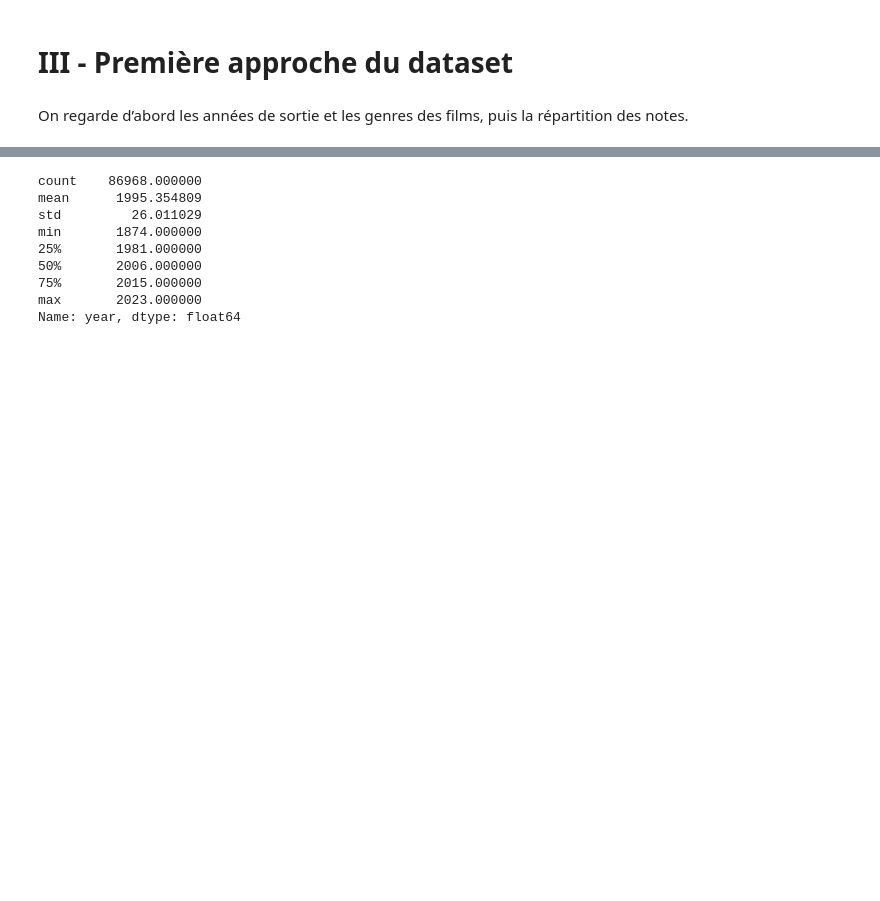
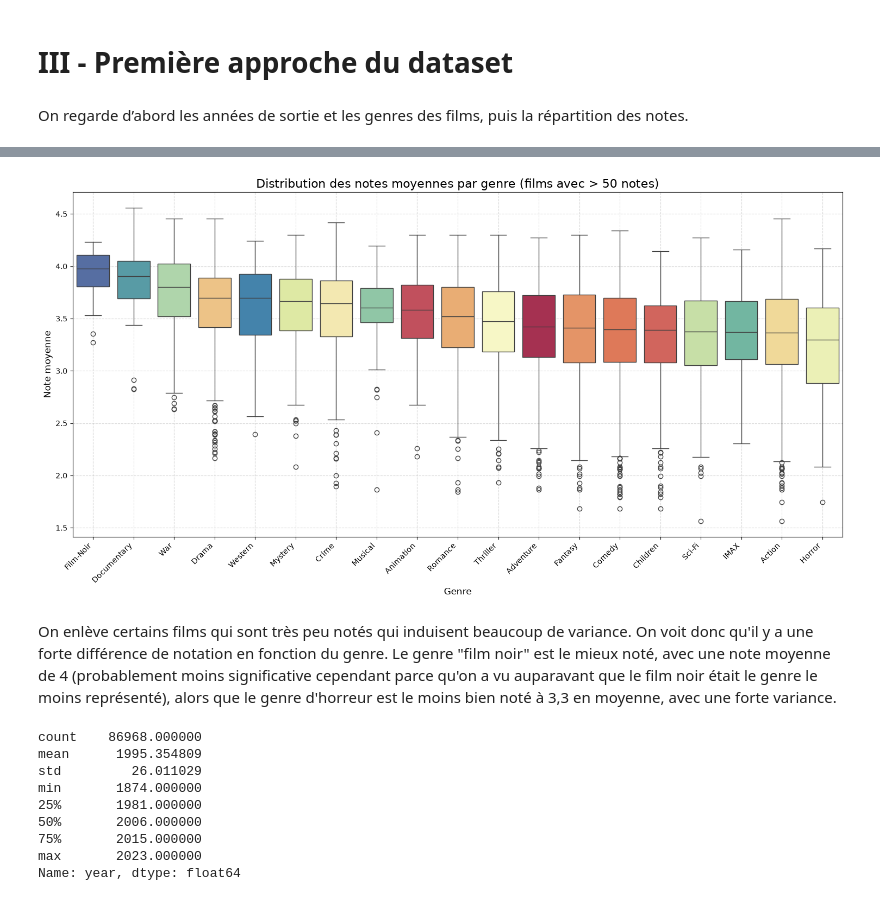
Before and after one commit to gcourtadon/ensae_pythondatascience_films, a Jupyter notebook: extraire_movielens.ipynb, the cells around one changed output, grey strips where cells are left out. Saved outputs shown, nothing was run; the diff lists cells and outputs as text; code cells hidden in the pictures; blank space fills up the shorter version.

```diff
--- a/extraire_movielens.ipynb
+++ b/extraire_movielens.ipynb
@@ -209,3 +335,56 @@ On regarde d’abord les années de sortie et les genres des films, puis la rép
+# %%
+import seaborn as sns
+
+SEUIL = 50  # à faire varier en fonction du nombre de notes chargées (plutôt 1000 si possible)
+
+# 1. Note moyenne et nombre de notes par film
+notes_par_film = (
+    ratings_movies
+    .groupby("movieId")["rating"]
+    .agg(note_moyenne="mean", nb_notes="count")
+    .reset_index()
+)
+
+# 2. Garder les films populaires et récupérer leurs genres
+films_populaires = notes_par_film[notes_par_film["nb_notes"] > SEUIL]
+films_populaires = films_populaires.merge(movies[["movieId", "genres"]], on="movieId")
+
+# 3. Une ligne par genre pour chaque film
+films_populaires["genre"] = films_populaires["genres"].str.split("|")
+genres_df = films_populaires.explode("genre")
+genres_df = genres_df[genres_df["genre"] != "(no genres listed)"]
+
+# 4. Ordre des genres selon la médiane des notes moyennes
+ordre = (
+    genres_df
+    .groupby("genre")["note_moyenne"]
+    .median()
+    .sort_values(ascending=False)
+    .index
+)
+
+# 5. Boxplot
+plt.figure(figsize=(15, 8))
+sns.boxplot(
+    data=genres_df,
+    x="genre",
+    y="note_moyenne",
+    order=ordre,
+    hue="genre",
+    palette="Spectral",
+    legend=False,
+)
+plt.title(f"Distribution des notes moyennes par genre (films avec > {SEUIL} notes)", fontsize=16)
+plt.xlabel("Genre", fontsize=12)
+plt.ylabel("Note moyenne", fontsize=12)
+plt.xticks(rotation=45, ha="right")
+plt.grid(True, linestyle="--", alpha=0.5)
+plt.tight_layout()
+plt.show()
+# %% [output]
+[figure, added]
+# %% [markdown]
+On enlève certains films qui sont très peu notés qui induisent beaucoup de variance. On voit donc qu'il y a une forte différence de notation en fonction du genre. Le genre "film noir" est le mieux noté, avec une note moyenne de 4 (probablement moins significative cependant parce qu'on a vu auparavant que le film noir était le genre le moins représenté), alors que le genre d'horreur est le moins bien noté à 3,3 en moyenne, avec une forte variance.
 # %%
 import matplotlib.pyplot as plt
 
```
Also changed, not shown: parts of 17 cells of this notebook, 1 other file.
